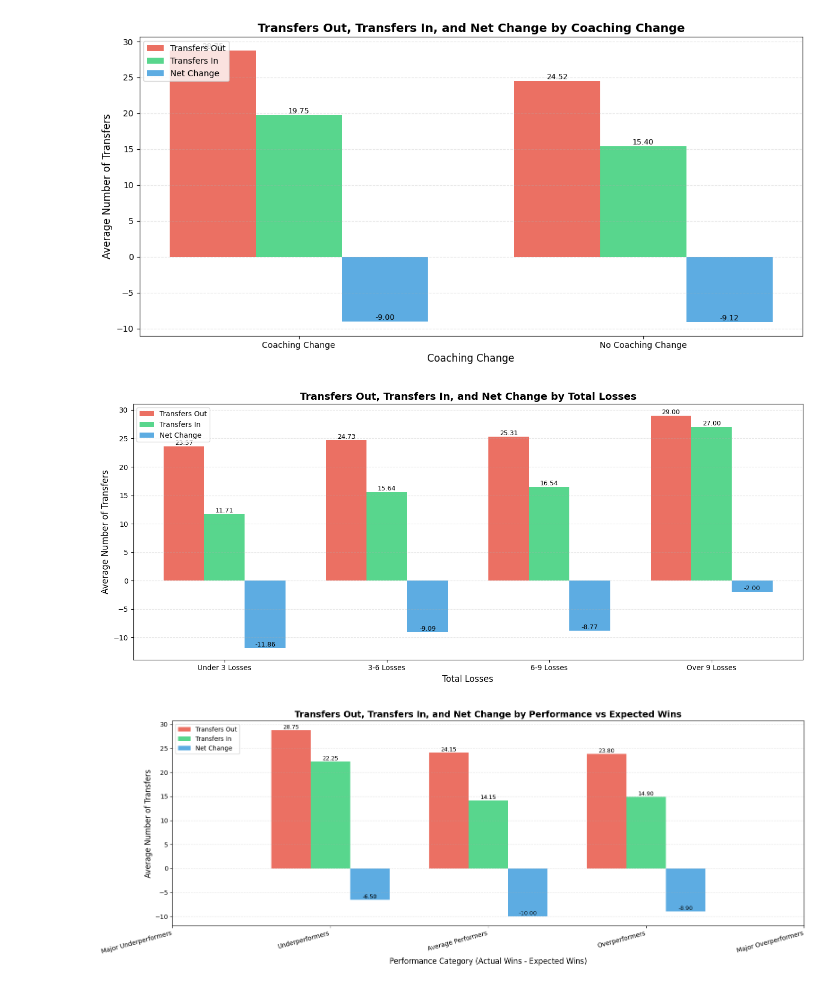
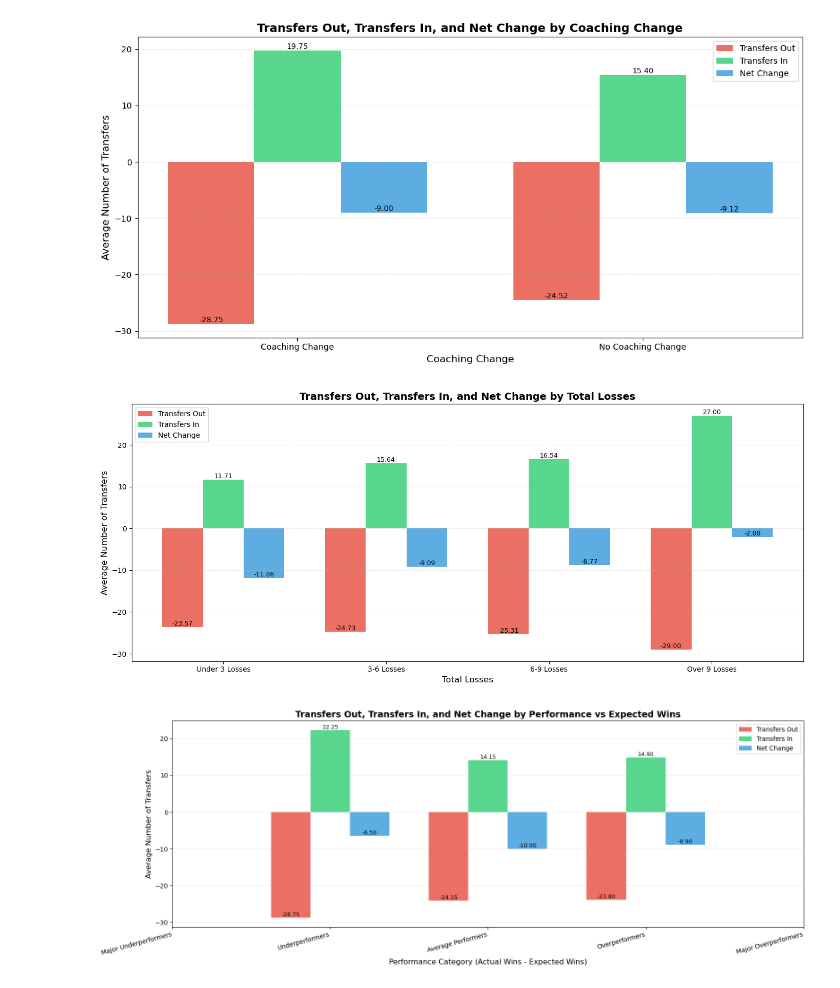
Before and after one commit to harrisonsrubin/eda_final_project, a Jupyter notebook: sec_visualizations.ipynb, the cells around one changed output. Drawn from its saved outputs; the diff is of its cells as text; code cells hidden in the pictures.

Commit message:
Made some visual improvements to the SEC graphs

```diff
--- a/sec_visualizations.ipynb
+++ b/sec_visualizations.ipynb
@@ -3,11 +3,14 @@
 # Only FBS teams are included in this analysis
 # Only SEC teams are included in this analysis
 # Completed by Nathan Grey
+# Revised by Harrison Rubin
 
 import pandas as pd
 import matplotlib.pyplot as plt
 import seaborn as sns
 import numpy as np
+
+plt.style.use('default')
 
 # Read in the data
 
@@ -38,38 +41,61 @@ fig, ax = plt.subplots(figsize=(12, 6))
 # Prepare data for grouped bar chart
 categories = ['Coaching Change', 'No Coaching Change']
 x = np.arange(len(categories))
 width = 0.25
 
 # Create bars for each metric
-bars1 = ax.bar(x - width, [df_coaching_change_out, df_no_coaching_change_out], width, label='Transfers Out', color='#e74c3c', alpha=0.8)
-bars2 = ax.bar(x, [df_coaching_change_in, df_no_coaching_change_in], width, label='Transfers In', color='#2ecc71', alpha=0.8)
-bars3 = ax.bar(x + width, [df_coaching_change_net, df_no_coaching_change_net], width, label='Net Change', color='#3498db', alpha=0.8)
+# Create bars for each metric
+bars1 = ax.bar(
+    x - width,
+    [-df_coaching_change_out, -df_no_coaching_change_out],   # Make negative
+    width,
+    label='Transfers Out',
+    color='#e74c3c',
+    alpha=0.8
+)
+bars2 = ax.bar(
+    x,
+    [df_coaching_change_in, df_no_coaching_change_in],
+    width,
+    label='Transfers In',
+    color='#2ecc71',
+    alpha=0.8
+)
+bars3 = ax.bar(
+    x + width,
+    [df_coaching_change_net, df_no_coaching_change_net],
+    width,
+    label='Net Change',
+    color='#3498db',
+    alpha=0.8
+)
+
 
 # Add value labels on bars
 def add_value_labels(bars):
     for bar in bars:
         height = bar.get_height()
         ax.text(bar.get_x() + bar.get_width()/2., height,
                 f'{height:.2f}',
                 ha='center', va='bottom', fontsize=9)
 
 add_value_labels(bars1)
 add_value_labels(bars2)
 add_value_labels(bars3)
 
 # Customize the plot
 ax.set_xlabel('Coaching Change', fontsize=12)
 ax.set_ylabel('Average Number of Transfers', fontsize=12)
 ax.set_title('Transfers Out, Transfers In, and Net Change by Coaching Change', fontsize=14, fontweight='bold')
 ax.set_xticks(x)
 ax.set_xticklabels(categories)
-ax.legend(loc='upper left', fontsize=10)
+ax.legend(loc='upper right', fontsize=10)
 ax.grid(axis='y', alpha=0.3, linestyle='--')
 
 plt.tight_layout()
 plt.show()
 # %% [output]
-[figure, old version]
+[figure, new version]
 # %%
 # Visualize Transfers out, in and net change vs total losses in the years 2022-2024
 # Only FBS teams are included in this analysis
@@ -123,7 +149,15 @@ x = np.arange(len(categories))
 width = 0.25
 
 # Create bars for each metric
-bars1 = ax.bar(x - width, [df_under_3_out, df_3_to_6_out, df_6_to_9_out, df_over_9_out], width, label='Transfers Out', color='#e74c3c', alpha=0.8)
+bars1 = ax.bar(
+    x - width,
+    [-df_under_3_out, -df_3_to_6_out, -df_6_to_9_out, -df_over_9_out],  # negative values
+    width,
+    label='Transfers Out',
+    color='#e74c3c',
+    alpha=0.8
+)
+
 bars2 = ax.bar(x, [df_under_3_in, df_3_to_6_in, df_6_to_9_in, df_over_9_in], width, label='Transfers In', color='#2ecc71', alpha=0.8)
 bars3 = ax.bar(x + width, [df_under_3_net, df_3_to_6_net, df_6_to_9_net, df_over_9_net], width, label='Net Change', color='#3498db', alpha=0.8)
 
@@ -151,12 +185,13 @@ ax.grid(axis='y', alpha=0.3, linestyle='--')
 plt.tight_layout()
 plt.show()
 # %% [output]
-[figure, old version]
+[figure, new version]
 # %%
 # Visualize Transfers out, in and net change vs difference between expected wins and actual wins in the years 2022-2024
 # Only FBS teams are included in this analysis
 # Only SEC teams are included in this analysis
 # Completed by Nathan Grey
+# Revised by Harrison Rubin
 
 import pandas as pd
 import matplotlib.pyplot as plt
@@ -222,7 +257,14 @@ x = np.arange(len(categories))
 width = 0.25
 
 # Create bars for each metric
-bars1 = ax.bar(x - width, [df_major_underperformers_out, df_underperformers_out, df_average_performers_out, df_overperformers_out, df_major_overperformers_out], width, label='Transfers Out', color='#e74c3c', alpha=0.8)
+bars1 = ax.bar(
+    x - width,
+    [-df_major_underperformers_out, -df_underperformers_out, -df_average_performers_out, -df_overperformers_out, -df_major_overperformers_out],
+    width,
+    label='Transfers Out',
+    color='#e74c3c',
+    alpha=0.8
+)
 bars2 = ax.bar(x, [df_major_underperformers_in, df_underperformers_in, df_average_performers_in, df_overperformers_in, df_major_overperformers_in], width, label='Transfers In', color='#2ecc71', alpha=0.8)
 bars3 = ax.bar(x + width, [df_major_underperformers_net, df_underperformers_net, df_average_performers_net, df_overperformers_net, df_major_overperformers_net], width, label='Net Change', color='#3498db', alpha=0.8)
 
@@ -244,13 +286,13 @@ ax.set_ylabel('Average Number of Transfers', fontsize=12)
 ax.set_title('Transfers Out, Transfers In, and Net Change by Performance vs Expected Wins', fontsize=14, fontweight='bold')
 ax.set_xticks(x)
 ax.set_xticklabels(categories, rotation=15, ha='right')
-ax.legend(loc='upper left', fontsize=10)
+ax.legend(loc='upper right', fontsize=10)
 ax.grid(axis='y', alpha=0.3, linestyle='--')
 
 plt.tight_layout()
 plt.show()
 # %% [output]
-[figure, old version]
+[figure, new version]
 # %%
 # Visualize Transfers out, in and net change vs fpi in the years 2022-2024
 # Only FBS teams are included in this analysis
```
Also changed, not shown: parts of 2 cells of this notebook.
